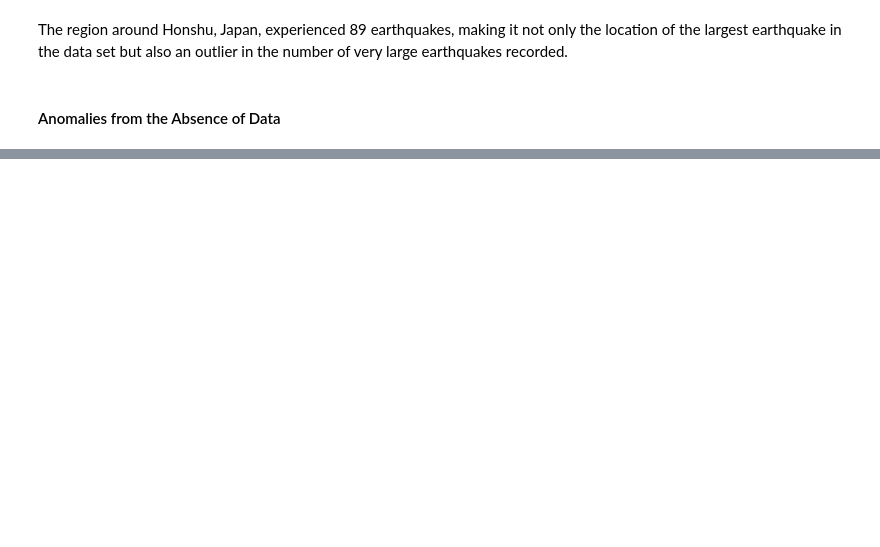
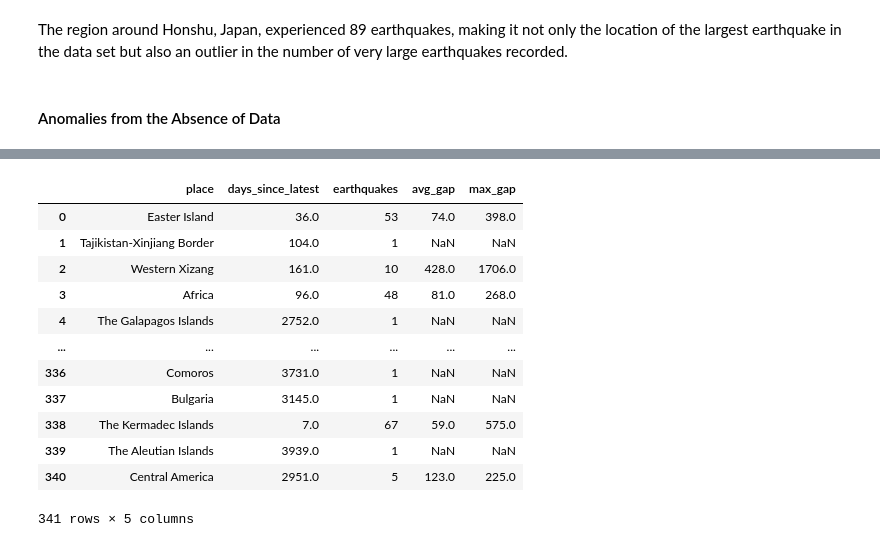
Before and after one commit to mittwoch09/Today-I-Learned, a Jupyter notebook: DataAnalysis/AnomalyDetection/anomaly-detection.ipynb, the cells around one changed output, grey strips where cells are left out. Drawn from its saved outputs; the diff is of its cells as text; code cells hidden in the pictures; blank space fills up the shorter version.

```diff
--- a/DataAnalysis/AnomalyDetection/anomaly-detection.ipynb
+++ b/DataAnalysis/AnomalyDetection/anomaly-detection.ipynb
@@ -747,0 +737,49 @@ The region around Honshu, Japan, experienced 89 earthquakes, making it not only
+# %%
+query_26 = """
+        SELECT place
+            ,extract('days' from '2020-12-31 23:59:59' - latest)
+             as days_since_latest
+            ,count(*) as earthquakes
+            ,extract('days' from avg(gap)) as avg_gap
+            ,extract('days' from max(gap)) as max_gap
+        FROM
+        (
+            SELECT place
+                ,time
+                ,lead(time) over (partition by place order by time) as next_time
+                ,lead(time) over (partition by place order by time) - time as gap
+                ,max(time) over (partition by place) as latest
+            FROM
+            (
+                SELECT
+                replace(
+                  initcap(
+                  case when place ~ ', [A-Z]' then split_part(place,', ',2)
+                       when place like '% of %' then split_part(place,' of ',2)
+                       else place end
+                )
+                ,'Region','')
+                as place
+                ,time
+                FROM earthquakes
+                WHERE mag > 5
+            ) a
+        ) a
+        GROUP BY 1,2
+        """
+
+select(query_26)
+# %% [output]
+|  | place | days_since_latest | earthquakes | avg_gap | max_gap |
+| 0 | Easter Island | 36.0 | 53 | 74.0 | 398.0 |
+| 1 | Tajikistan-Xinjiang Border | 104.0 | 1 | NaN | NaN |
+| 2 | Western Xizang | 161.0 | 10 | 428.0 | 1706.0 |
+| 3 | Africa | 96.0 | 48 | 81.0 | 268.0 |
+| 4 | The Galapagos Islands | 2752.0 | 1 | NaN | NaN |
+| ... | ... | ... | ... | ... | ... |
+| 336 | Comoros | 3731.0 | 1 | NaN | NaN |
+| 337 | Bulgaria | 3145.0 | 1 | NaN | NaN |
+| 338 | The Kermadec Islands | 7.0 | 67 | 59.0 | 575.0 |
+| 339 | The Aleutian Islands | 3939.0 | 1 | NaN | NaN |
+| 340 | Central America | 2951.0 | 5 | 123.0 | 225.0 |
+341 rows × 5 columns
```
Also changed, not shown: parts of 23 cells of this notebook.
